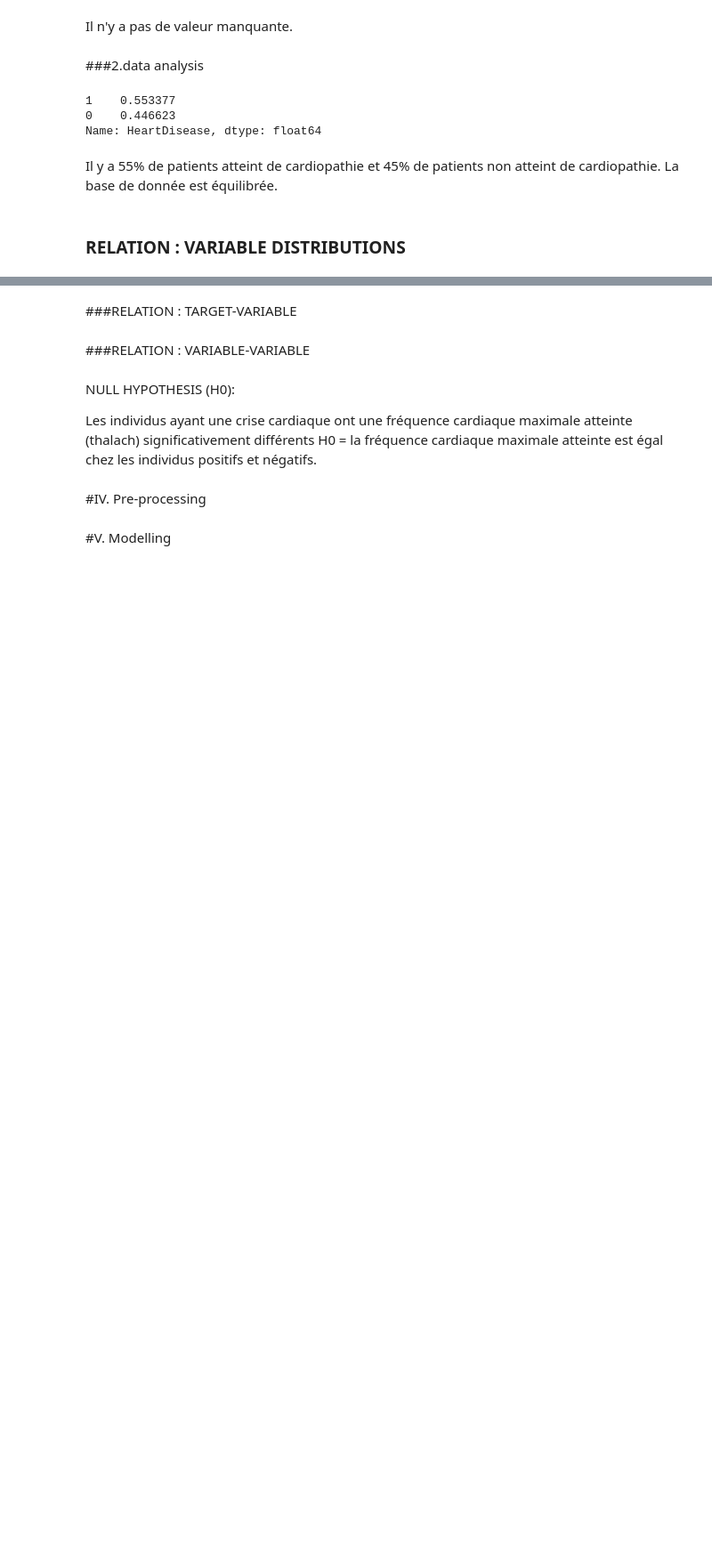
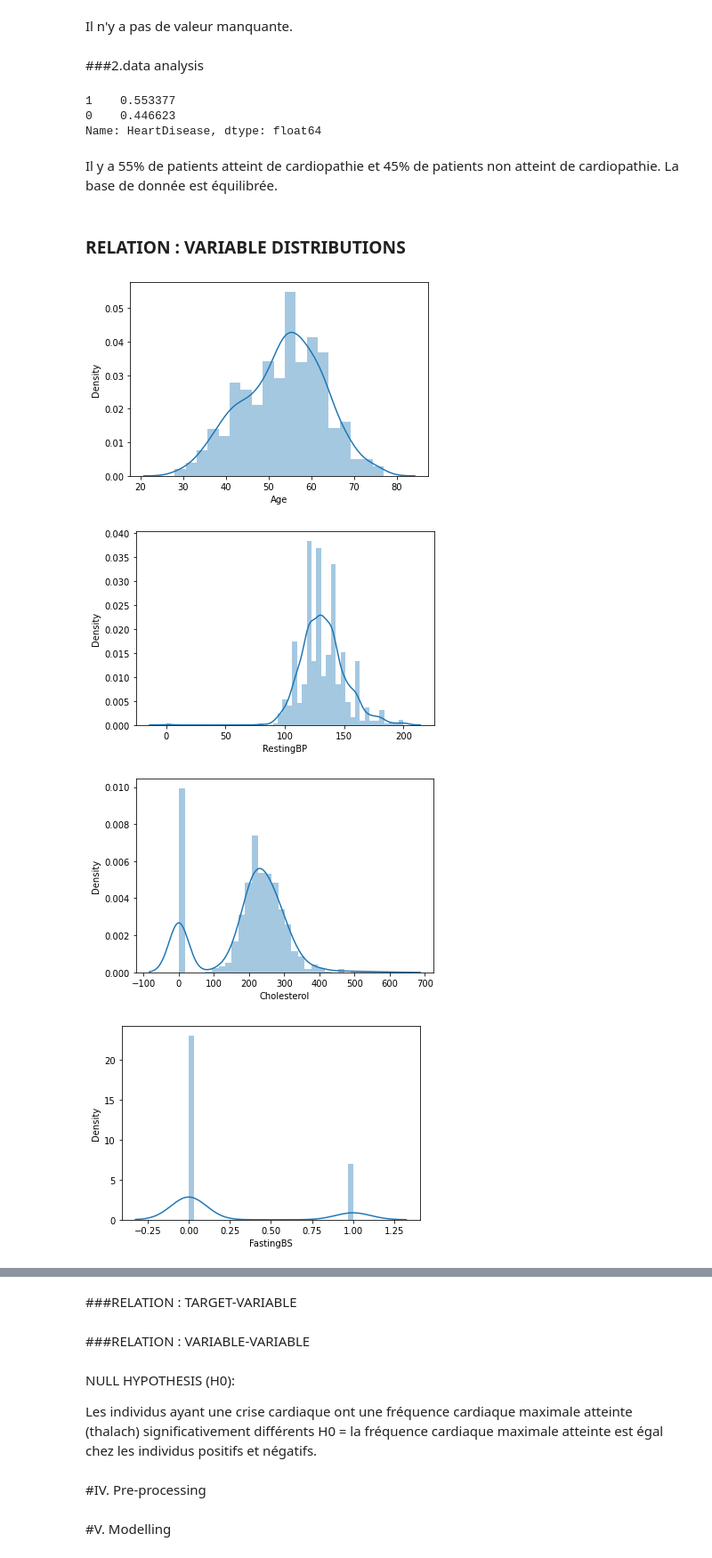
Before and after one commit to mmassonn/heart_attack_prediction, a Jupyter notebook: heart_attack_prediction.ipynb, the cells around one changed output, grey strips where cells are left out. Shown at 89% size. Cells and saved outputs as stored; diff of their text form; code cells hidden in the pictures; blank space fills up the shorter version.

```diff
--- a/heart_attack_prediction.ipynb
+++ b/heart_attack_prediction.ipynb
@@ -107,8 +107,16 @@ Name: HeartDisease, dtype: float64
 Il y a 55% de patients atteint de cardiopathie et 45% de patients non atteint de cardiopathie. La base de donnée est équilibrée.
 # %% [markdown]
 ### RELATION : VARIABLE DISTRIBUTIONS
+# %%
+#df containing only continuous variables
+df_continuous = df[['Age', 'RestingBP', 'Cholesterol', 'FastingBS', 'MaxHR', 'Oldpeak']]
 # %%
-#continue variables histograms : normalized
-for col in df:
+#continue variables histograms
+for col in df_continuous:
     plt.figure()
-    sns.distplot(df[col])
+    sns.distplot(df_continuous[col])
+# %% [output]
+[figure, added]
+[figure, added]
+[figure, added]
+[figure, added]
```
Also changed, not shown: parts of 3 cells of this notebook.
